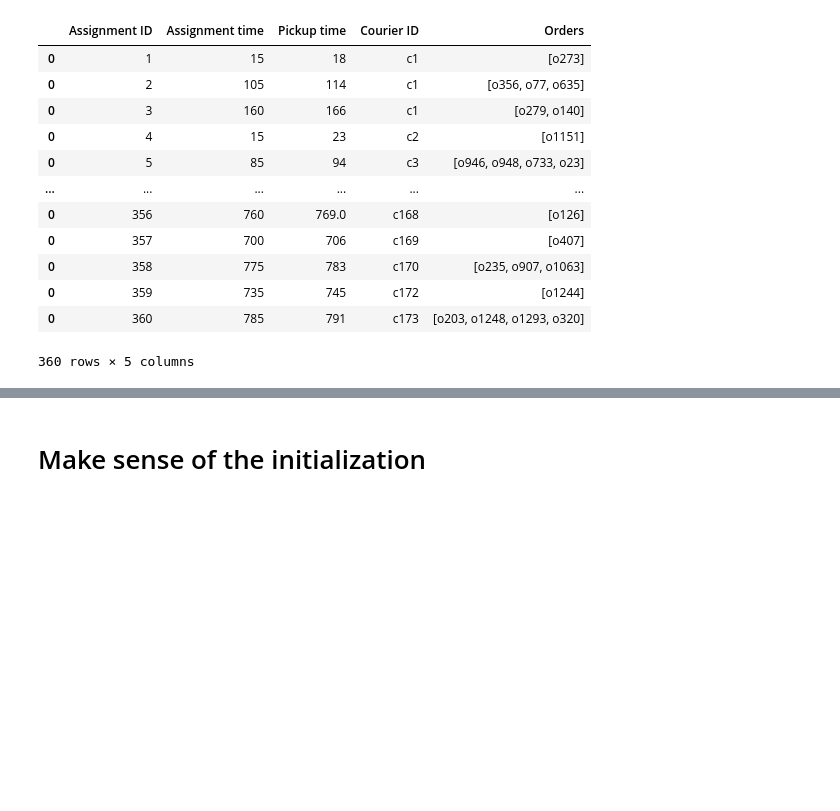
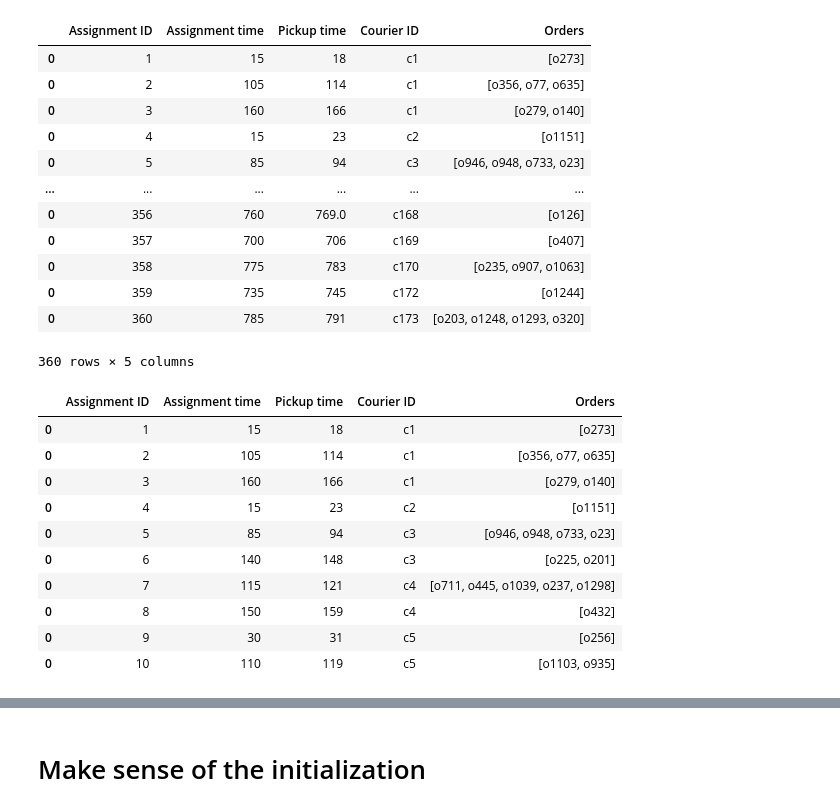
Before and after one commit to spencerkmarley/smu-cs606-meal-delivery-routing-problem, a Jupyter notebook: archive/initialization-nb.ipynb, the cells around one changed output, grey strips where cells are left out. Drawn from its saved outputs; the diff is of its cells as text; code cells hidden in the pictures; blank space fills up the shorter version.

```diff
--- a/archive/initialization-nb.ipynb
+++ b/archive/initialization-nb.ipynb
@@ -682,3 +682,17 @@ assignment_table
 | 0 | 359 | 735 | 745 | c172 | [o1244] |
 | 0 | 360 | 785 | 791 | c173 | [o203, o1248, o1293, o320] |
 360 rows × 5 columns
+# %%
+assignment_table.head(10)
+# %% [output]
+|  | Assignment ID | Assignment time | Pickup time | Courier ID | Orders |
+| 0 | 1 | 15 | 18 | c1 | [o273] |
+| 0 | 2 | 105 | 114 | c1 | [o356, o77, o635] |
+| 0 | 3 | 160 | 166 | c1 | [o279, o140] |
+| 0 | 4 | 15 | 23 | c2 | [o1151] |
+| 0 | 5 | 85 | 94 | c3 | [o946, o948, o733, o23] |
+| 0 | 6 | 140 | 148 | c3 | [o225, o201] |
+| 0 | 7 | 115 | 121 | c4 | [o711, o445, o1039, o237, o1298] |
+| 0 | 8 | 150 | 159 | c4 | [o432] |
+| 0 | 9 | 30 | 31 | c5 | [o256] |
+| 0 | 10 | 110 | 119 | c5 | [o1103, o935] |
```
Also changed, not shown: parts of 5 cells of this notebook.
